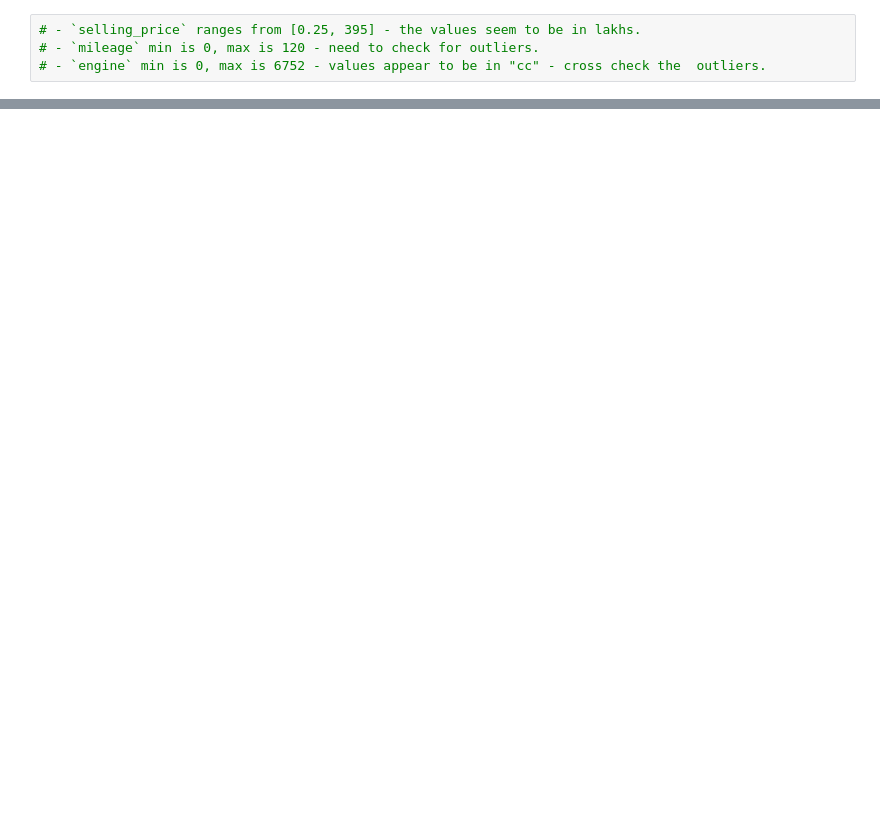
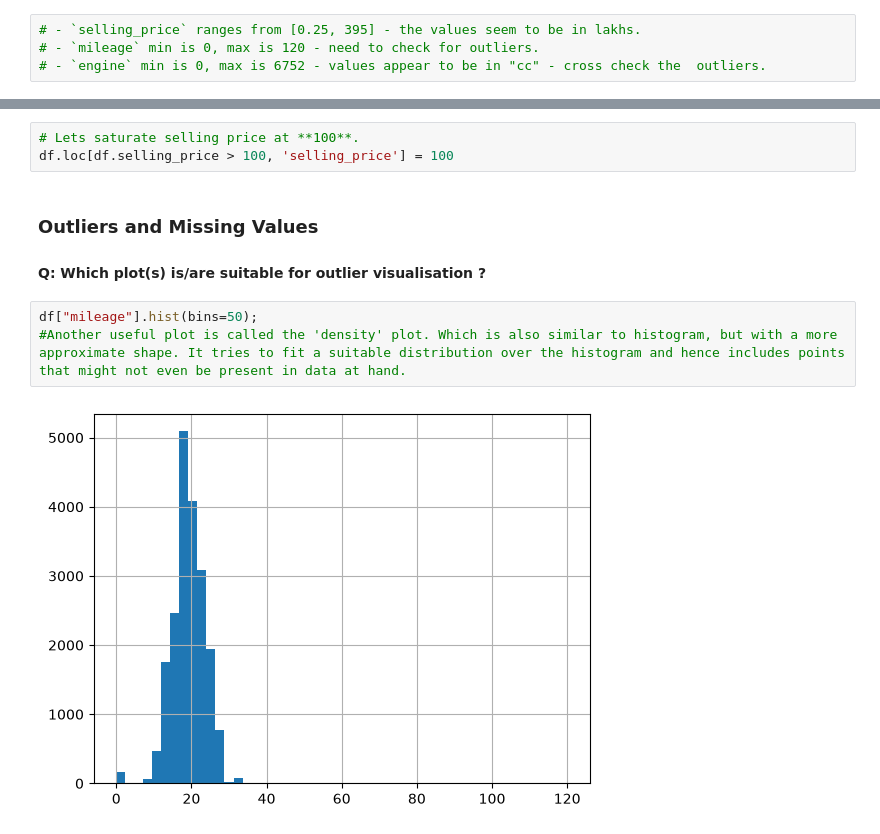
Before and after one commit to iam-devarapalli/linear-regression, a Jupyter notebook: linear_regression_1.ipynb, the cells around one changed output, grey strips where cells are left out. Cells and saved outputs as stored; diff of their text form; blank space fills up the shorter version.

```diff
--- a/linear_regression_1.ipynb
+++ b/linear_regression_1.ipynb
@@ -122,0 +142,12 @@ display(df.describe(include = 'all'))
+# %%
+# Lets saturate selling price at **100**.
+df.loc[df.selling_price > 100, 'selling_price'] = 100
+# %% [markdown]
+### Outliers and Missing Values
+
+#### Q: Which plot(s) is/are suitable for outlier visualisation ?
+# %%
+df["mileage"].hist(bins=50);
+#Another useful plot is called the 'density' plot. Which is also similar to histogram, but with a more approximate shape. It tries to fit a suitable distribution over the histogram and hence includes points that might not even be present in data at hand.
+# %% [output]
+[figure, added]
```
Also changed, not shown: parts of 10 cells of this notebook.
